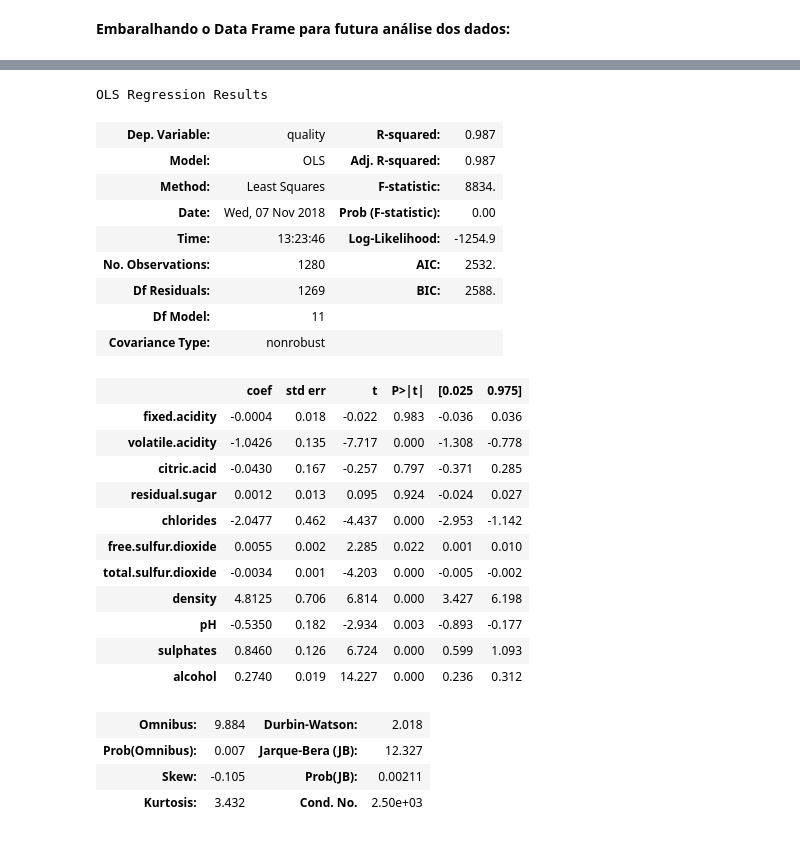
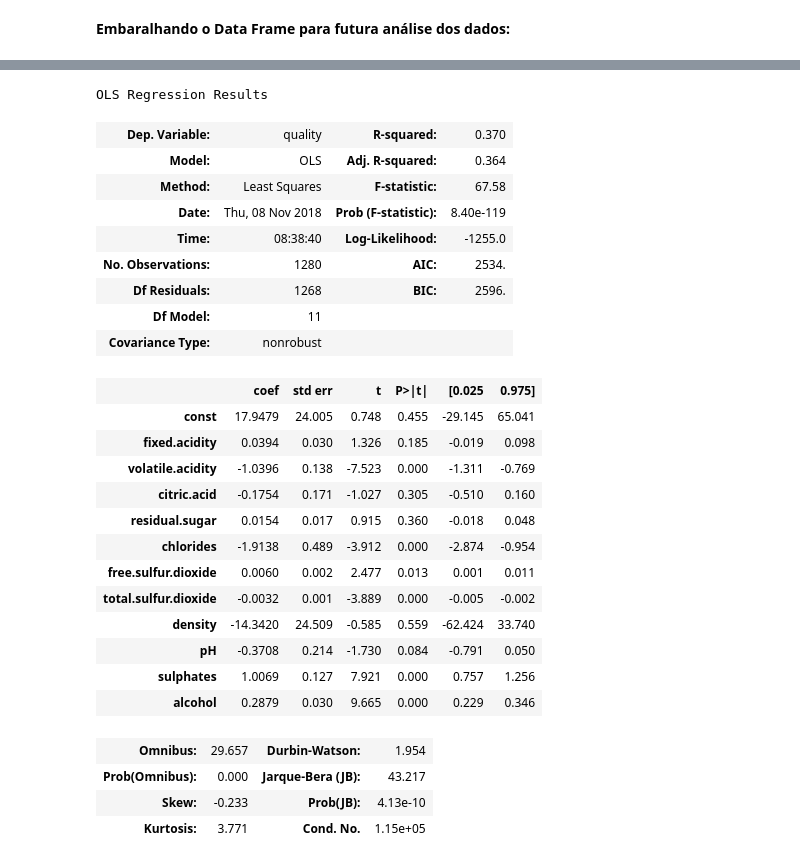
Before and after one commit to Pellizzon/CienciaDadosP3, a Jupyter notebook: P3.ipynb, the cells around one changed output, grey strips where cells are left out. Cells and saved outputs as stored; diff of their text form; code cells hidden in the pictures.

```diff
--- a/P3.ipynb
+++ b/P3.ipynb
@@ -74,34 +74,35 @@ X = treinamento[['fixed.acidity', 'volatile.acidity', 'citric.acid',
 
 Y = treinamento['quality']
 # %%
-#Xc = sm.add_constant(X)
-model = sm.OLS(Y,X)
+Xc = sm.add_constant(X)
+model = sm.OLS(Y,Xc)
 results = model.fit()
 results.summary()
 # %% [output]
 OLS Regression Results
-| Dep. Variable: | quality | R-squared: | 0.987 |
-| Model: | OLS | Adj. R-squared: | 0.987 |
-| Method: | Least Squares | F-statistic: | 8834. |
-| Date: | Wed, 07 Nov 2018 | Prob (F-statistic): | 0.00 |
-| Time: | 13:23:46 | Log-Likelihood: | -1254.9 |
-| No. Observations: | 1280 | AIC: | 2532. |
-| Df Residuals: | 1269 | BIC: | 2588. |
+| Dep. Variable: | quality | R-squared: | 0.370 |
+| Model: | OLS | Adj. R-squared: | 0.364 |
+| Method: | Least Squares | F-statistic: | 67.58 |
+| Date: | Thu, 08 Nov 2018 | Prob (F-statistic): | 8.40e-119 |
+| Time: | 08:38:40 | Log-Likelihood: | -1255.0 |
+| No. Observations: | 1280 | AIC: | 2534. |
+| Df Residuals: | 1268 | BIC: | 2596. |
 | Df Model: | 11 |  |  |
 | Covariance Type: | nonrobust |  |  |
 |  | coef | std err | t | P>|t| | [0.025 | 0.975] |
-| fixed.acidity | -0.0004 | 0.018 | -0.022 | 0.983 | -0.036 | 0.036 |
-| volatile.acidity | -1.0426 | 0.135 | -7.717 | 0.000 | -1.308 | -0.778 |
-| citric.acid | -0.0430 | 0.167 | -0.257 | 0.797 | -0.371 | 0.285 |
-| residual.sugar | 0.0012 | 0.013 | 0.095 | 0.924 | -0.024 | 0.027 |
-| chlorides | -2.0477 | 0.462 | -4.437 | 0.000 | -2.953 | -1.142 |
-| free.sulfur.dioxide | 0.0055 | 0.002 | 2.285 | 0.022 | 0.001 | 0.010 |
-| total.sulfur.dioxide | -0.0034 | 0.001 | -4.203 | 0.000 | -0.005 | -0.002 |
-| density | 4.8125 | 0.706 | 6.814 | 0.000 | 3.427 | 6.198 |
-| pH | -0.5350 | 0.182 | -2.934 | 0.003 | -0.893 | -0.177 |
-| sulphates | 0.8460 | 0.126 | 6.724 | 0.000 | 0.599 | 1.093 |
-| alcohol | 0.2740 | 0.019 | 14.227 | 0.000 | 0.236 | 0.312 |
+| const | 17.9479 | 24.005 | 0.748 | 0.455 | -29.145 | 65.041 |
+| fixed.acidity | 0.0394 | 0.030 | 1.326 | 0.185 | -0.019 | 0.098 |
+| volatile.acidity | -1.0396 | 0.138 | -7.523 | 0.000 | -1.311 | -0.769 |
+| citric.acid | -0.1754 | 0.171 | -1.027 | 0.305 | -0.510 | 0.160 |
+| residual.sugar | 0.0154 | 0.017 | 0.915 | 0.360 | -0.018 | 0.048 |
+| chlorides | -1.9138 | 0.489 | -3.912 | 0.000 | -2.874 | -0.954 |
+| free.sulfur.dioxide | 0.0060 | 0.002 | 2.477 | 0.013 | 0.001 | 0.011 |
+| total.sulfur.dioxide | -0.0032 | 0.001 | -3.889 | 0.000 | -0.005 | -0.002 |
+| density | -14.3420 | 24.509 | -0.585 | 0.559 | -62.424 | 33.740 |
+| pH | -0.3708 | 0.214 | -1.730 | 0.084 | -0.791 | 0.050 |
+| sulphates | 1.0069 | 0.127 | 7.921 | 0.000 | 0.757 | 1.256 |
+| alcohol | 0.2879 | 0.030 | 9.665 | 0.000 | 0.229 | 0.346 |
-| Omnibus: | 9.884 | Durbin-Watson: | 2.018 |
-| Prob(Omnibus): | 0.007 | Jarque-Bera (JB): | 12.327 |
-| Skew: | -0.105 | Prob(JB): | 0.00211 |
-| Kurtosis: | 3.432 | Cond. No. | 2.50e+03 |
+| Omnibus: | 29.657 | Durbin-Watson: | 1.954 |
+| Prob(Omnibus): | 0.000 | Jarque-Bera (JB): | 43.217 |
+| Skew: | -0.233 | Prob(JB): | 4.13e-10 |
+| Kurtosis: | 3.771 | Cond. No. | 1.15e+05 |
```
Also changed, not shown: parts of 6 cells of this notebook.
